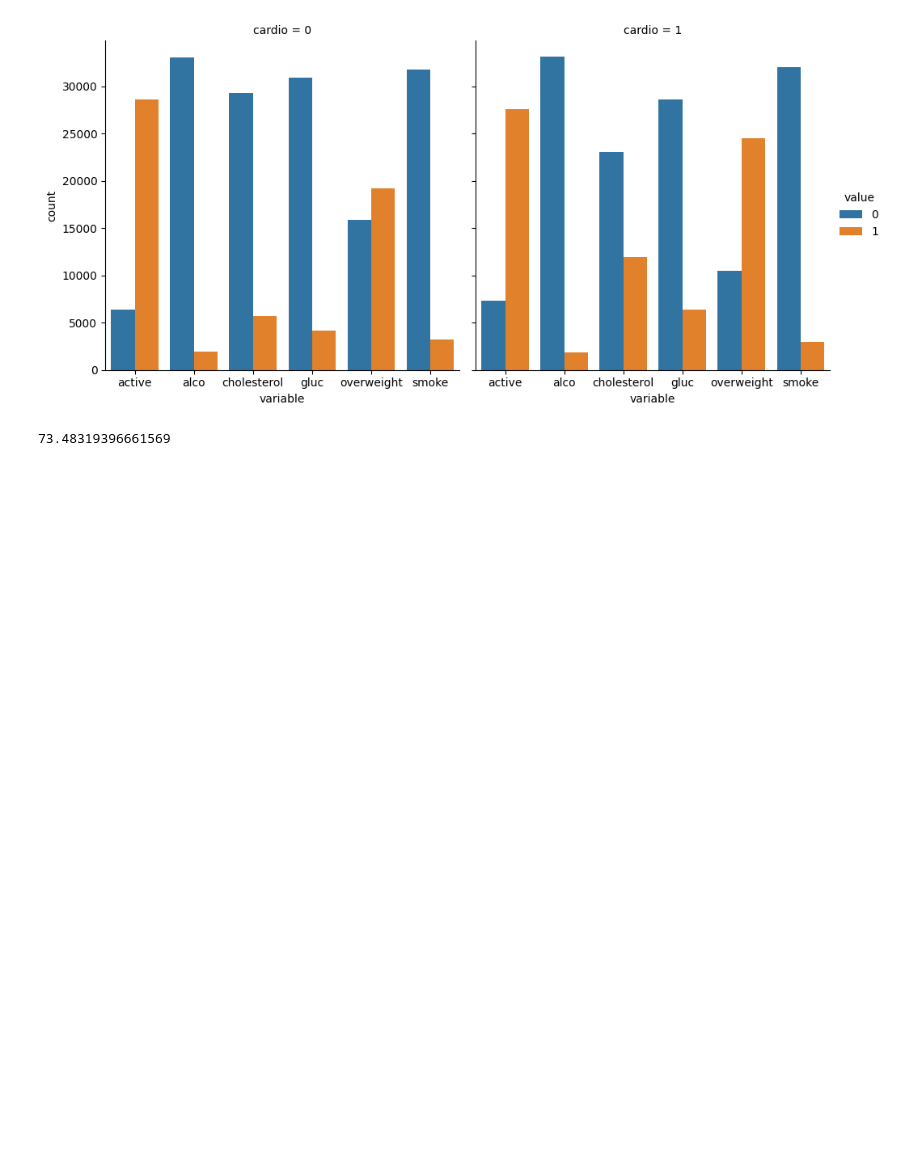
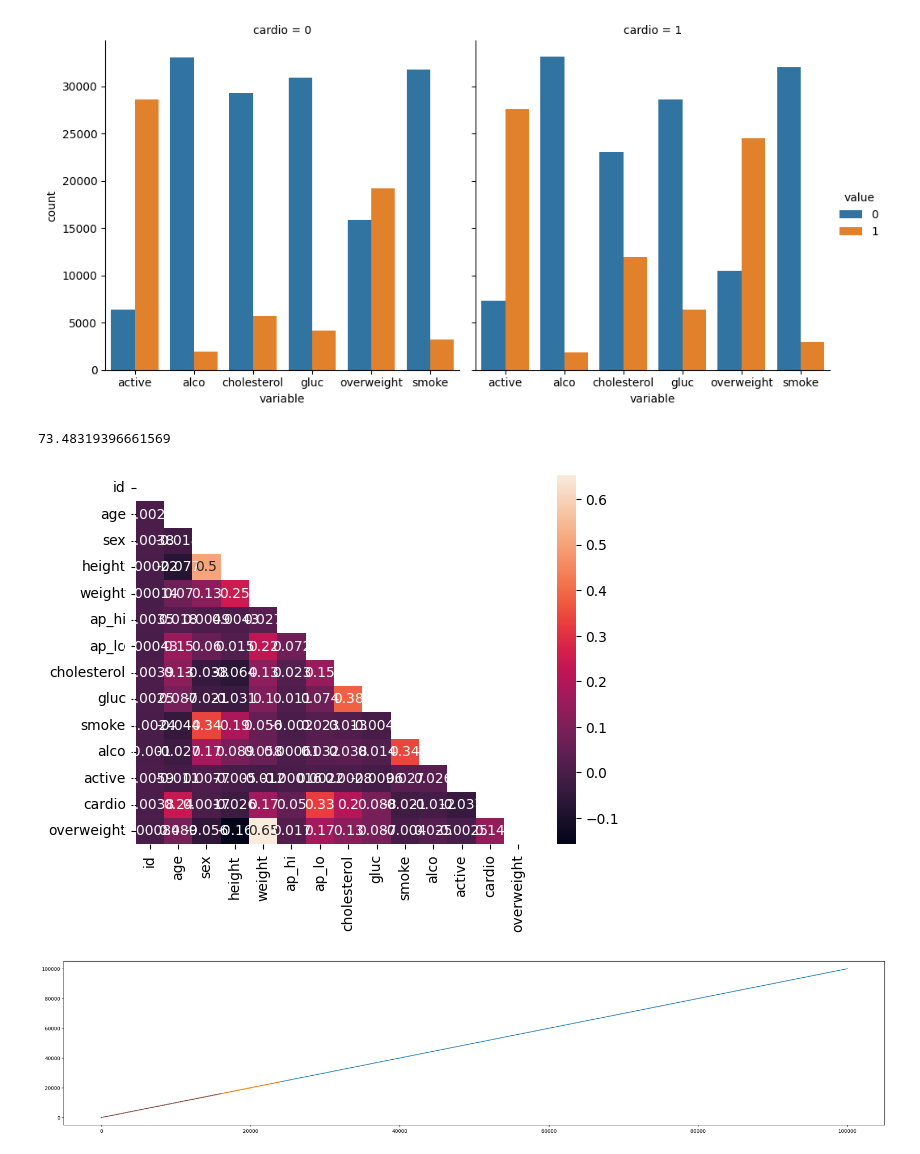
Before and after one commit to abeflores/Data_Analysis_with_Python, a Jupyter notebook: medical_data_visualizer.ipynb, the cells around one changed output. Saved outputs shown, nothing was run; the diff lists cells and outputs as text; code cells hidden in the pictures; blank space fills up the shorter version.

```diff
--- a/medical_data_visualizer.ipynb
+++ b/medical_data_visualizer.ipynb
@@ -236,3 +236,14 @@ def draw_heat_map():
     # Do not modify the next two lines
     fig.savefig('heatmap.png')
     return fig
+# %%
+import matplotlib.pyplot as mp
+mask = np.triu(np.ones_like(df_heat.corr()))
+corr = sns.heatmap(df_heat.corr(), annot=True, mask=mask)
+fig, ax = df_heat, df_heat
+mp.figure(figsize=(30,6))
+mp.plot(fig, ax)
+mp.show()
+# %% [output]
+[figure, added]
+[figure, added]
```
Also changed, not shown: parts of 1 cell of this notebook.
